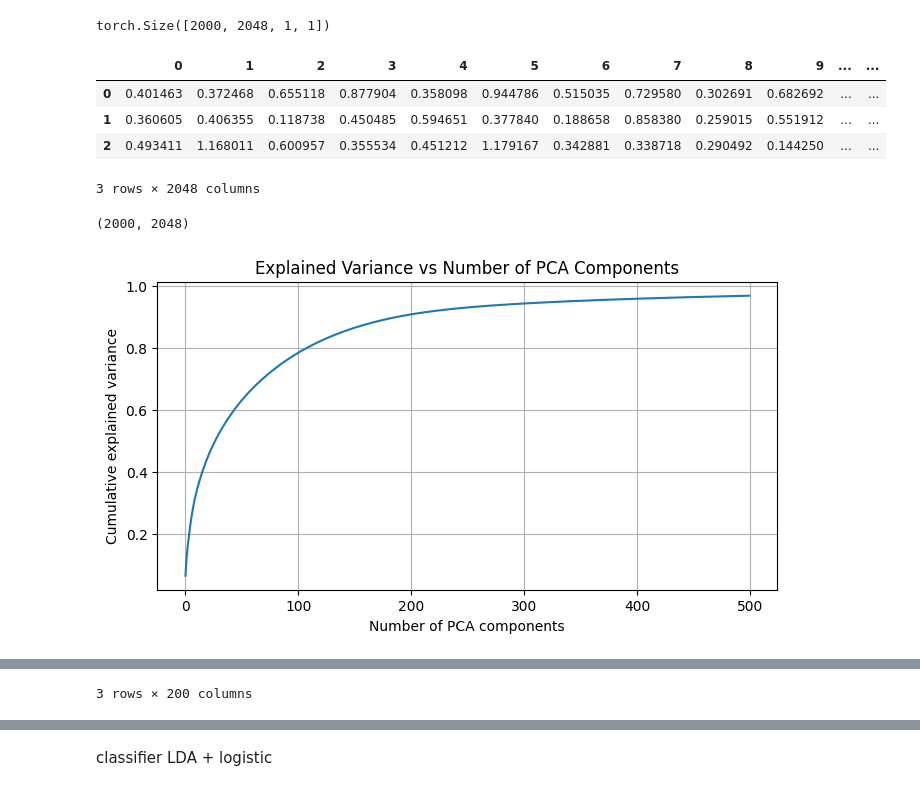
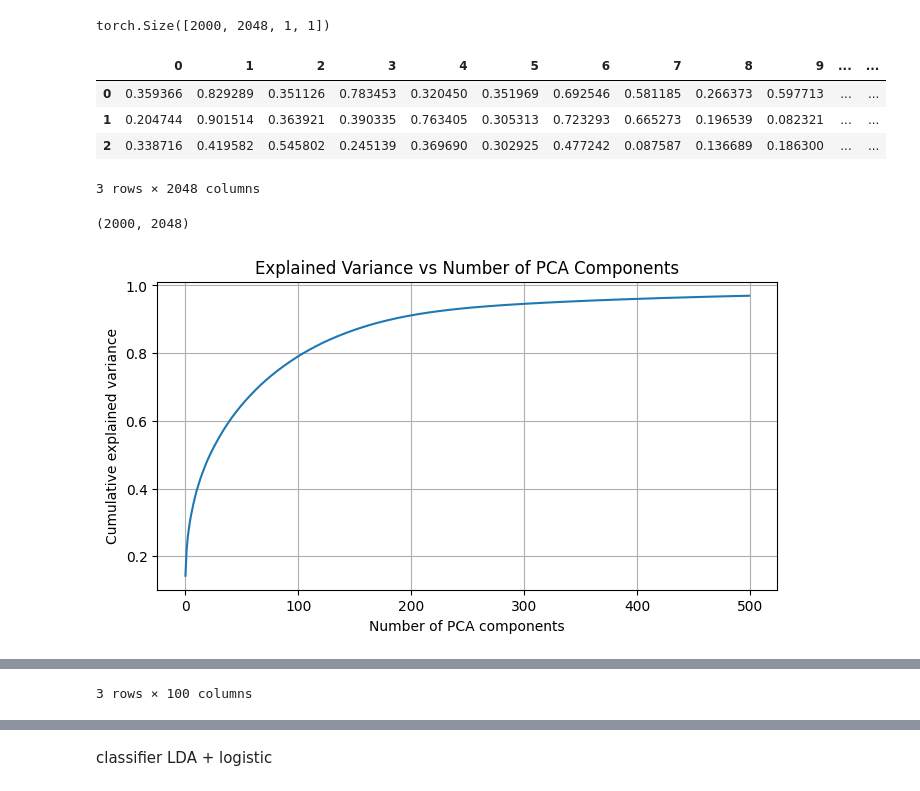
Before and after one commit to immanuelazn/w281_final_galaxy_zoo, a Jupyter notebook: feature_extractor_resnet.ipynb, the cells around one changed output, grey strips where cells are left out. Saved outputs shown, nothing was run; the diff lists cells and outputs as text; code cells hidden in the pictures.

```diff
--- a/feature_extractor_resnet.ipynb
+++ b/feature_extractor_resnet.ipynb
@@ -157,6 +157,16 @@ def preprocess_resnet(df):
     preprocessed_list.append(im_cropped)
 
   return preprocessed_list
+
+
+def preprocess_resnet_nopreprocess(df):
+  image_dir = df['path']
+  preprocessed_list = []
+
+  for i, image_path in enumerate(image_dir):
+    im = np.array(Image.open(image_path))
+    preprocessed_list.append(im)
+  return preprocessed_list
 # %%
 def display_img_colorbar(img):
   # display the points
@@ -176,3 +186,12 @@ img = preprocess_resnet(df_train[:10])[9]
 display_img_colorbar(img)
 # %% [output]
 [figure]
+# %%
+# print out the image
+import matplotlib.pyplot as plt
+import matplotlib.image as mpimg
+
+img = Image.open(df_train['path'][0])
+plt.imshow(img)
+plt.axis('off')  # Turn off axis
+plt.show()
@@ -185,3 +202,5 @@ len(images_list)
+# %%
+images_list_nopreprocess = preprocess_resnet_nopreprocess(df_train)
 # %%
 import torch
 import torchvision.models as models
@@ -259,6 +278,8 @@ class CustomDataset(Dataset):
 # transformations to be applied to the images
 transform = transforms.Compose([
     # crop the image to shape of 224,224 in preprocess stage
+    transforms.Resize(256),  # Step 1: Resize to 256x256
+    transforms.CenterCrop(224),
     transforms.Grayscale(num_output_channels=3),
     transforms.ToTensor(),
     transforms.Normalize(mean=[0.485], std=[0.229])
@@ -274,7 +295,7 @@ def preprocess_images(images):
     return processed_images
 
 
-custom_dataset = CustomDataset(images_list, transform=transform)
+custom_dataset = CustomDataset(images_list_nopreprocess, transform=transform)
 
 # create a data loader with batch size
 batch_size = 8
@@ -308,9 +329,9 @@ df_features = pd.DataFrame(reshaped_features)
 df_features.head(3)
 # %% [output]
 |  | 0 | 1 | 2 | 3 | 4 | 5 | 6 | 7 | 8 | 9 | ... | ... |
-| 0 | 0.401463 | 0.372468 | 0.655118 | 0.877904 | 0.358098 | 0.944786 | 0.515035 | 0.729580 | 0.302691 | 0.682692 | ... | ... |
-| 1 | 0.360605 | 0.406355 | 0.118738 | 0.450485 | 0.594651 | 0.377840 | 0.188658 | 0.858380 | 0.259015 | 0.551912 | ... | ... |
-| 2 | 0.493411 | 1.168011 | 0.600957 | 0.355534 | 0.451212 | 1.179167 | 0.342881 | 0.338718 | 0.290492 | 0.144250 | ... | ... |
+| 0 | 0.359366 | 0.829289 | 0.351126 | 0.783453 | 0.320450 | 0.351969 | 0.692546 | 0.581185 | 0.266373 | 0.597713 | ... | ... |
+| 1 | 0.204744 | 0.901514 | 0.363921 | 0.390335 | 0.763405 | 0.305313 | 0.723293 | 0.665273 | 0.196539 | 0.082321 | ... | ... |
+| 2 | 0.338716 | 0.419582 | 0.545802 | 0.245139 | 0.369690 | 0.302925 | 0.477242 | 0.087587 | 0.136689 | 0.186300 | ... | ... |
 3 rows × 2048 columns
 # %%
 df_features.shape
@@ -345,12 +366,12 @@ def pick_top_feature_pca_val_test(pca_train, feature_matrix, top_components: int
   return top_components_matrix
 # %%
 train_features = df_features.values
-top_components = 200
+top_components = 100
 pca_train_features, pca_train_resnet = pick_top_feature_pca_train(train_features, top_components)
 
 # Convert PCA transformed features to DataFrame
 df_top_pca_resnet = pd.DataFrame(pca_train_features)
 df_top_pca_resnet.head(3)
 # %% [output]
-[figure, old version]
+[figure, new version]
 |  | 0 | 1 | 2 | 3 | 4 | 5 | 6 | 7 | 8 | 9 | ... | ... |
@@ -360,4 +381,4 @@ df_top_pca_resnet.head(3)
-3 rows × 200 columns
+3 rows × 100 columns
 # %%
 # feature normarlization since we only pick up top 200. z score normalization
 
```
Also changed, not shown: parts of 13 cells of this notebook.
